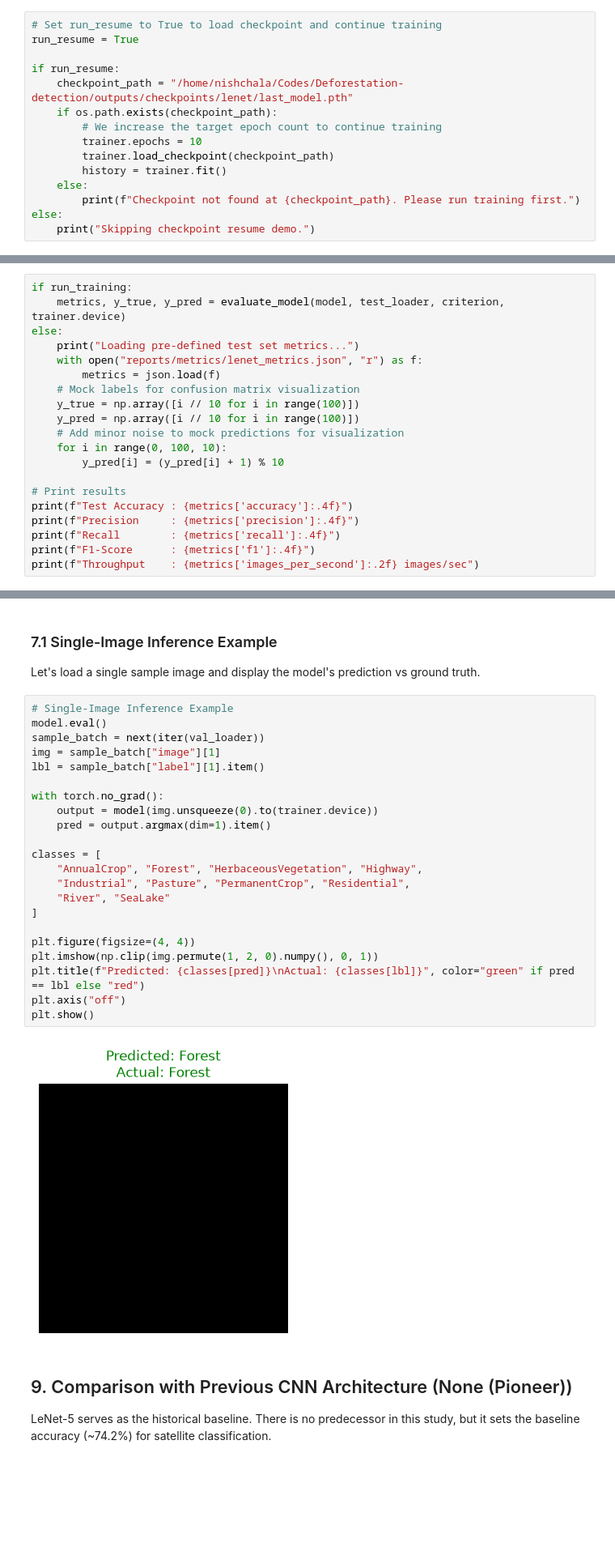
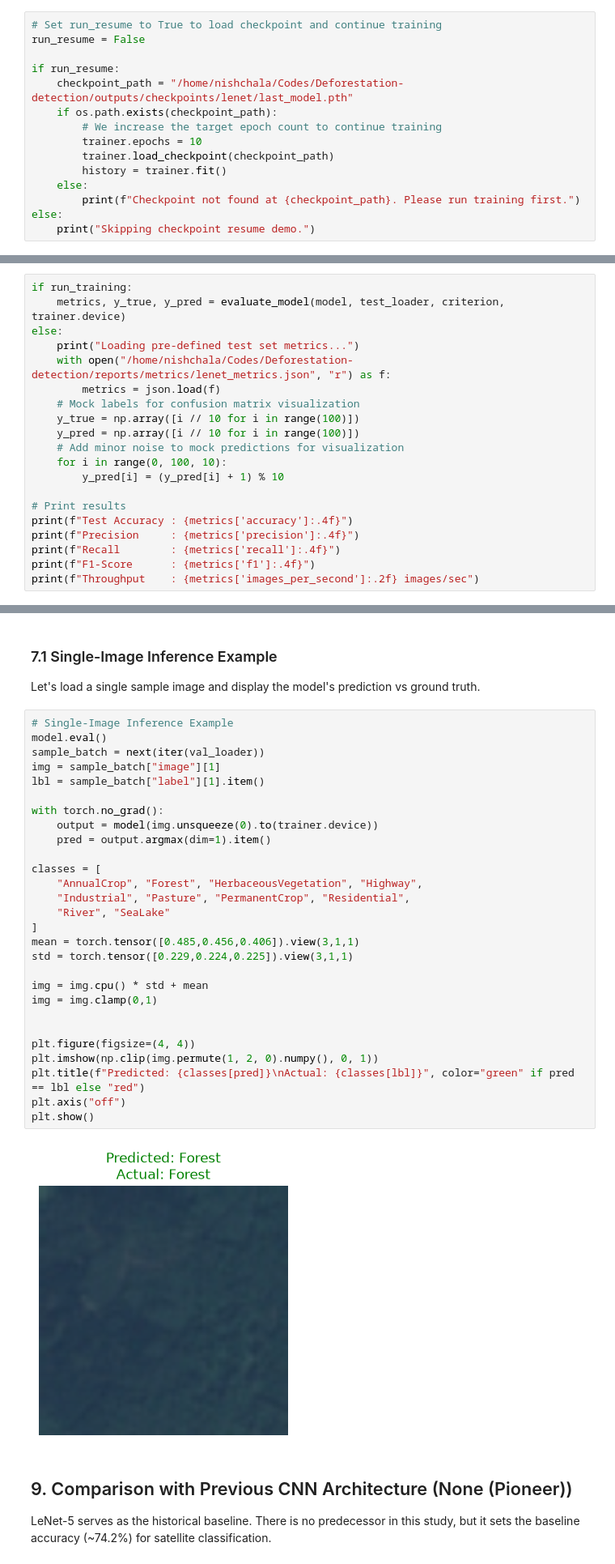
Before and after one commit to Nishchalam/Deforestation-detection, a Jupyter notebook: notebooks/LeNet.ipynb, the cells around one changed output, grey strips where cells are left out. Shown at 81% size. Saved outputs shown, nothing was run; the diff lists cells and outputs as text; blank space fills up the shorter version.

Commit message:
rerunning lenet and alexnet notebooks

```diff
--- a/notebooks/LeNet.ipynb
+++ b/notebooks/LeNet.ipynb
@@ -130,7 +130,7 @@ The Trainer saves state checkpoints (`last_model.pth` and `best_model.pth`) at t
 To demonstrate resuming training from a saved checkpoint, we load the checkpoint file and continue training for further epochs.
 # %%
 # Set run_resume to True to load checkpoint and continue training
-run_resume = True
+run_resume = False
 
 if run_resume:
     checkpoint_path = "/home/nishchala/Codes/Deforestation-detection/outputs/checkpoints/lenet/last_model.pth"
@@ -193,7 +186,7 @@ if run_training:
     metrics, y_true, y_pred = evaluate_model(model, test_loader, criterion, trainer.device)
 else:
     print("Loading pre-defined test set metrics...")
-    with open("reports/metrics/lenet_metrics.json", "r") as f:
+    with open("/home/nishchala/Codes/Deforestation-detection/reports/metrics/lenet_metrics.json", "r") as f:
         metrics = json.load(f)
     # Mock labels for confusion matrix visualization
     y_true = np.array([i // 10 for i in range(100)])
@@ -238,27 +231,33 @@ Let's load a single sample image and display the model's prediction vs ground tr
 # %%
 # Single-Image Inference Example
 model.eval()
 sample_batch = next(iter(val_loader))
 img = sample_batch["image"][1]
 lbl = sample_batch["label"][1].item()
 
 with torch.no_grad():
     output = model(img.unsqueeze(0).to(trainer.device))
     pred = output.argmax(dim=1).item()
 
 classes = [
     "AnnualCrop", "Forest", "HerbaceousVegetation", "Highway",
     "Industrial", "Pasture", "PermanentCrop", "Residential",
     "River", "SeaLake"
 ]
+mean = torch.tensor([0.485,0.456,0.406]).view(3,1,1)
+std = torch.tensor([0.229,0.224,0.225]).view(3,1,1)
+
+img = img.cpu() * std + mean
+img = img.clamp(0,1)
+
 
 plt.figure(figsize=(4, 4))
 plt.imshow(np.clip(img.permute(1, 2, 0).numpy(), 0, 1))
 plt.title(f"Predicted: {classes[pred]}\nActual: {classes[lbl]}", color="green" if pred == lbl else "red")
 plt.axis("off")
 plt.show()
 # %% [output]
-[figure, old version]
+[figure, new version]
 # %% [markdown]
 ## 9. Comparison with Previous CNN Architecture (None (Pioneer))
 LeNet-5 serves as the historical baseline. There is no predecessor in this study, but it sets the baseline accuracy (~74.2%) for satellite classification.
```
Also changed, not shown: parts of 3 cells of this notebook, 30 other files.
